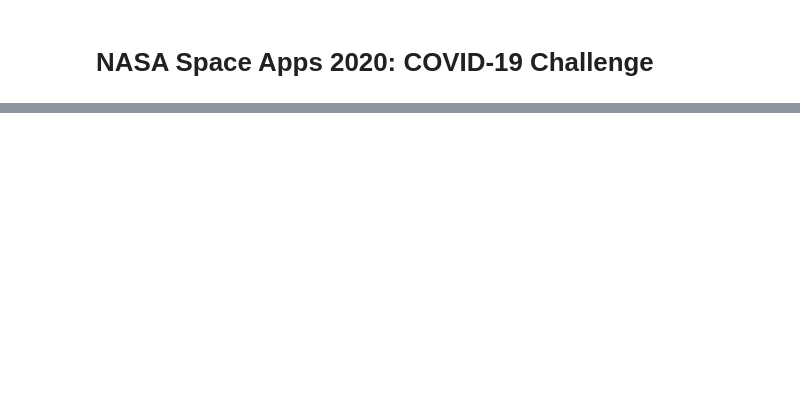
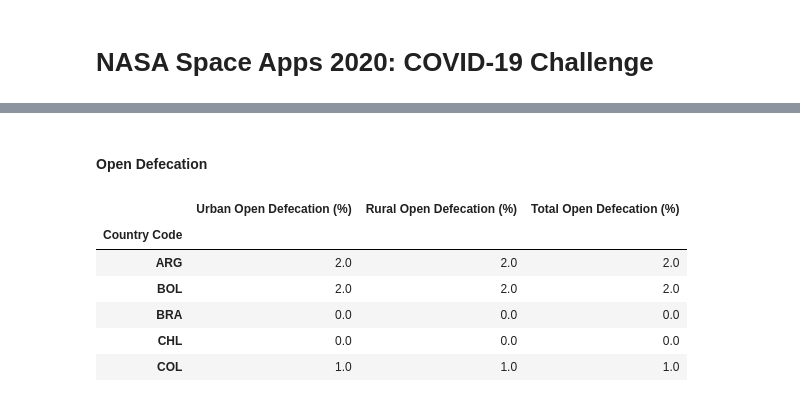
Before and after one commit to otavio-r-filho/nasa_space_apps, a Jupyter notebook: notebooks/analise_fatorial.ipynb, the cells around one changed output, grey strips where cells are left out. Saved outputs shown, nothing was run; the diff lists cells and outputs as text; code cells hidden in the pictures; blank space fills up the shorter version.

```diff
--- a/notebooks/analise_fatorial.ipynb
+++ b/notebooks/analise_fatorial.ipynb
@@ -93,0 +134,37 @@ df_medicos.head()
+# %% [markdown]
+#### Open Defecation
+# %%
+df_open_defecation = pd.read_csv(dados_tratados["OPEN_DEFECATION.csv"]).rename(columns = {"Population practising open defecation (%)": "Open Defecation"})
+
+urban_mask = (df_open_defecation["Type"] == "Urban")
+rural_mask = (df_open_defecation["Type"] == "Rural")
+total_mask = (df_open_defecation["Type"] == "Total")
+
+df_open_defecation_urban = df_open_defecation.loc[urban_mask, ["Country Code", "Year", "Open Defecation"]]
+df_open_defecation_urban = df_open_defecation_urban.sort_values(["Country Code", "Year"]).drop_duplicates(subset = "Country Code", keep = "last")
+df_open_defecation_urban = df_open_defecation_urban.rename(columns = {"Open Defecation": "Urban Open Defecation (%)"})
+df_open_defecation_urban = df_open_defecation_urban[["Country Code", "Urban Open Defecation (%)"]].set_index("Country Code")
+
+df_open_defecation_rural = df_open_defecation.loc[urban_mask, ["Country Code", "Year", "Open Defecation"]]
+df_open_defecation_rural = df_open_defecation_rural.sort_values(["Country Code", "Year"]).drop_duplicates(subset = "Country Code", keep = "last")
+df_open_defecation_rural = df_open_defecation_rural.rename(columns = {"Open Defecation": "Rural Open Defecation (%)"})
+df_open_defecation_rural = df_open_defecation_rural[["Country Code", "Rural Open Defecation (%)"]].set_index("Country Code")
+
+df_open_defecation_total = df_open_defecation.loc[urban_mask, ["Country Code", "Year", "Open Defecation"]]
+df_open_defecation_total = df_open_defecation_total.sort_values(["Country Code", "Year"]).drop_duplicates(subset = "Country Code", keep = "last")
+df_open_defecation_total = df_open_defecation_total.rename(columns = {"Open Defecation": "Total Open Defecation (%)"})
+df_open_defecation_total = df_open_defecation_total[["Country Code", "Total Open Defecation (%)"]].set_index("Country Code")
+
+df_open_defecation = df_open_defecation_urban.join(df_open_defecation_rural)
+df_open_defecation = df_open_defecation.join(df_open_defecation_total)
+
+dataframes["open_defecation"] = df_open_defecation
+df_open_defecation.head()
+# %% [output]
+|  | Urban Open Defecation (%) | Rural Open Defecation (%) | Total Open Defecation (%) |
+| Country Code |  |  |  |
+| ARG | 2.0 | 2.0 | 2.0 |
+| BOL | 2.0 | 2.0 | 2.0 |
+| BRA | 0.0 | 0.0 | 0.0 |
+| CHL | 0.0 | 0.0 | 0.0 |
+| COL | 1.0 | 1.0 | 1.0 |
```
Also changed, not shown: parts of 39 cells of this notebook.
